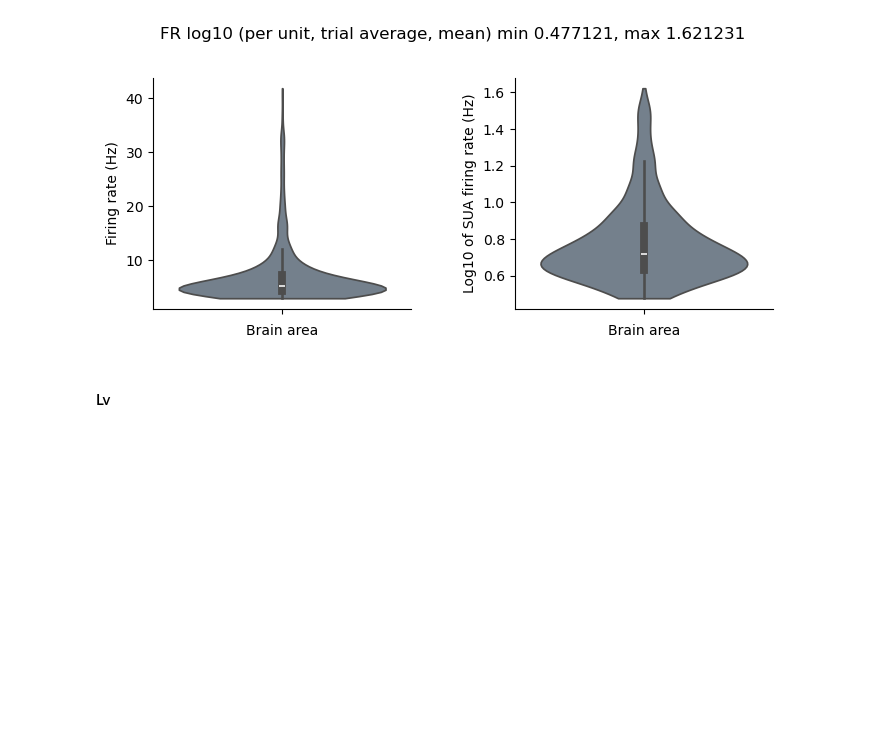
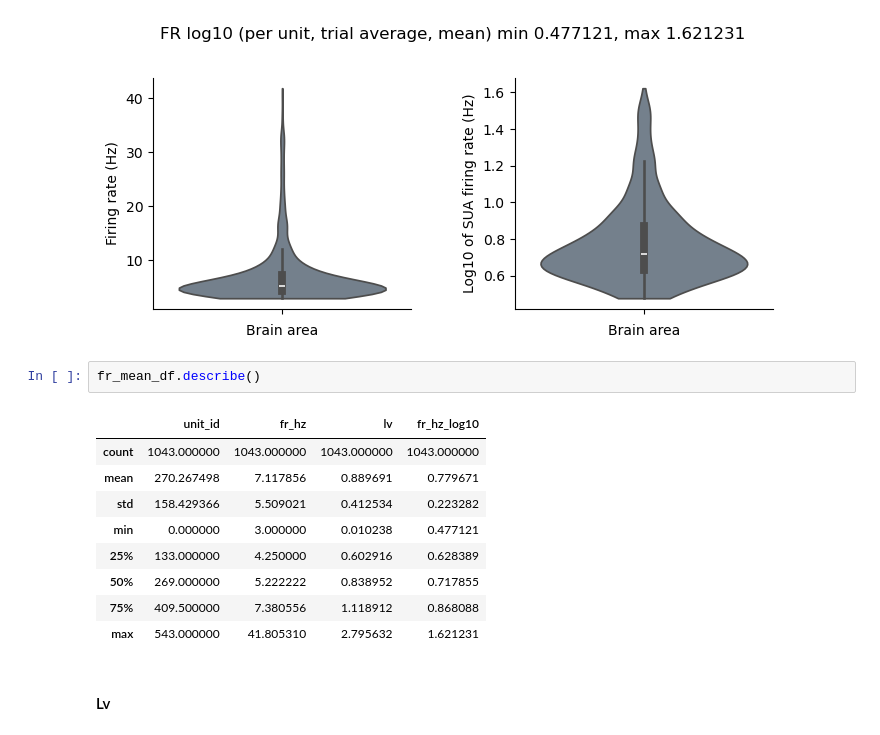
Before and after one commit to iinnpp/isttc, a Jupyter notebook: notebooks/monkey/paper_plots/paper_plot_dataset_info.ipynb, the cells around one changed output. Cells and saved outputs as stored; diff of their text form; blank space fills up the shorter version.

```diff
--- a/notebooks/monkey/paper_plots/paper_plot_dataset_info.ipynb
+++ b/notebooks/monkey/paper_plots/paper_plot_dataset_info.ipynb
@@ -248,6 +260,18 @@ if save_fig:
     plt.savefig(fig_folder + 'fr_fixation_no_empty_1000_areas_together.svg' , bbox_inches='tight')
 # %% [output]
 [figure]
+# %%
+fr_mean_df.describe()
+# %% [output]
+|  | unit_id | fr_hz | lv | fr_hz_log10 |
+| count | 1043.000000 | 1043.000000 | 1043.000000 | 1043.000000 |
+| mean | 270.267498 | 7.117856 | 0.889691 | 0.779671 |
+| std | 158.429366 | 5.509021 | 0.412534 | 0.223282 |
+| min | 0.000000 | 3.000000 | 0.010238 | 0.477121 |
+| 25% | 133.000000 | 4.250000 | 0.602916 | 0.628389 |
+| 50% | 269.000000 | 5.222222 | 0.838952 | 0.717855 |
+| 75% | 409.500000 | 7.380556 | 1.118912 | 0.868088 |
+| max | 543.000000 | 41.805310 | 2.795632 | 1.621231 |
 # %% [markdown]
 #### Lv
 # %%
```
Also changed, not shown: parts of 5 cells of this notebook, 1 other file.
